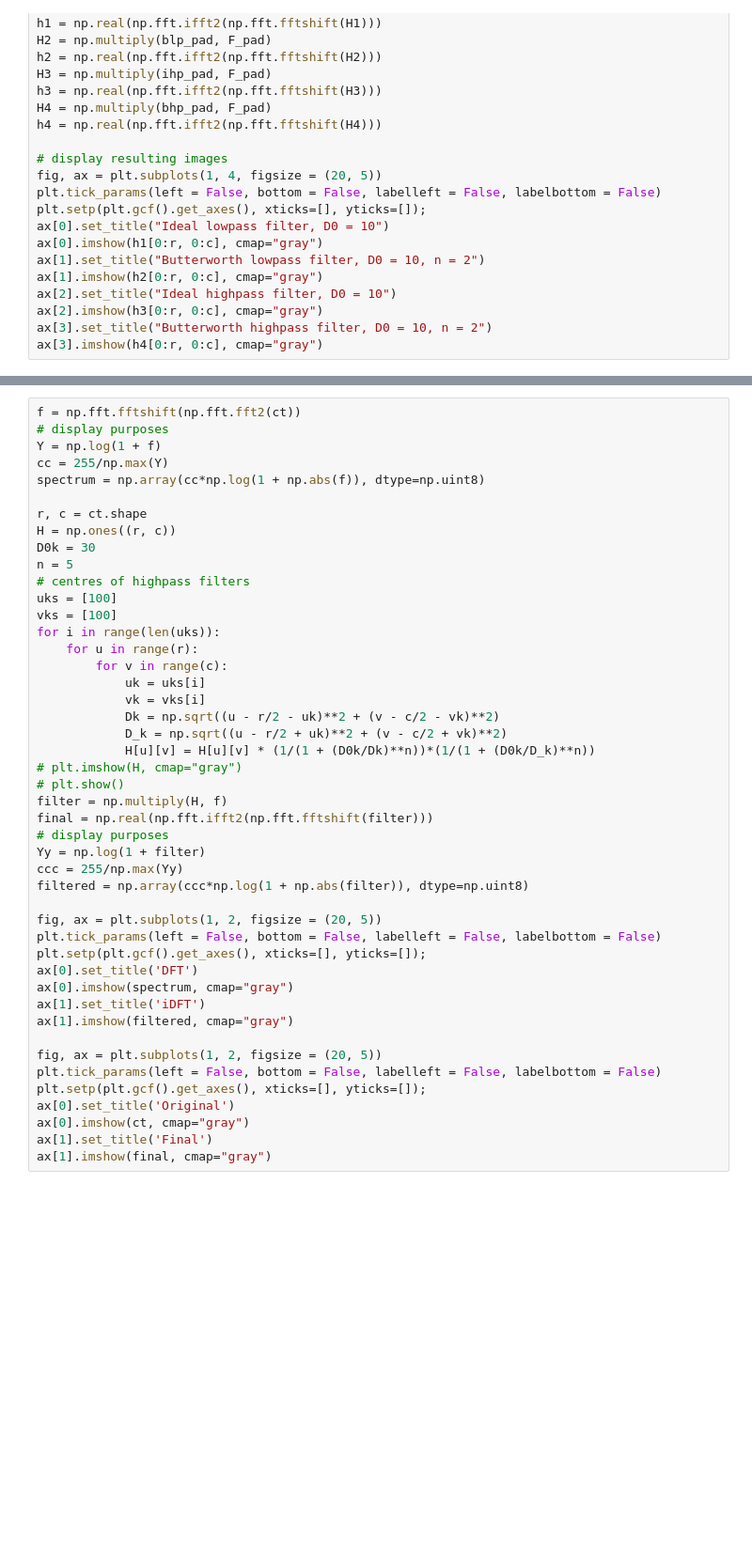
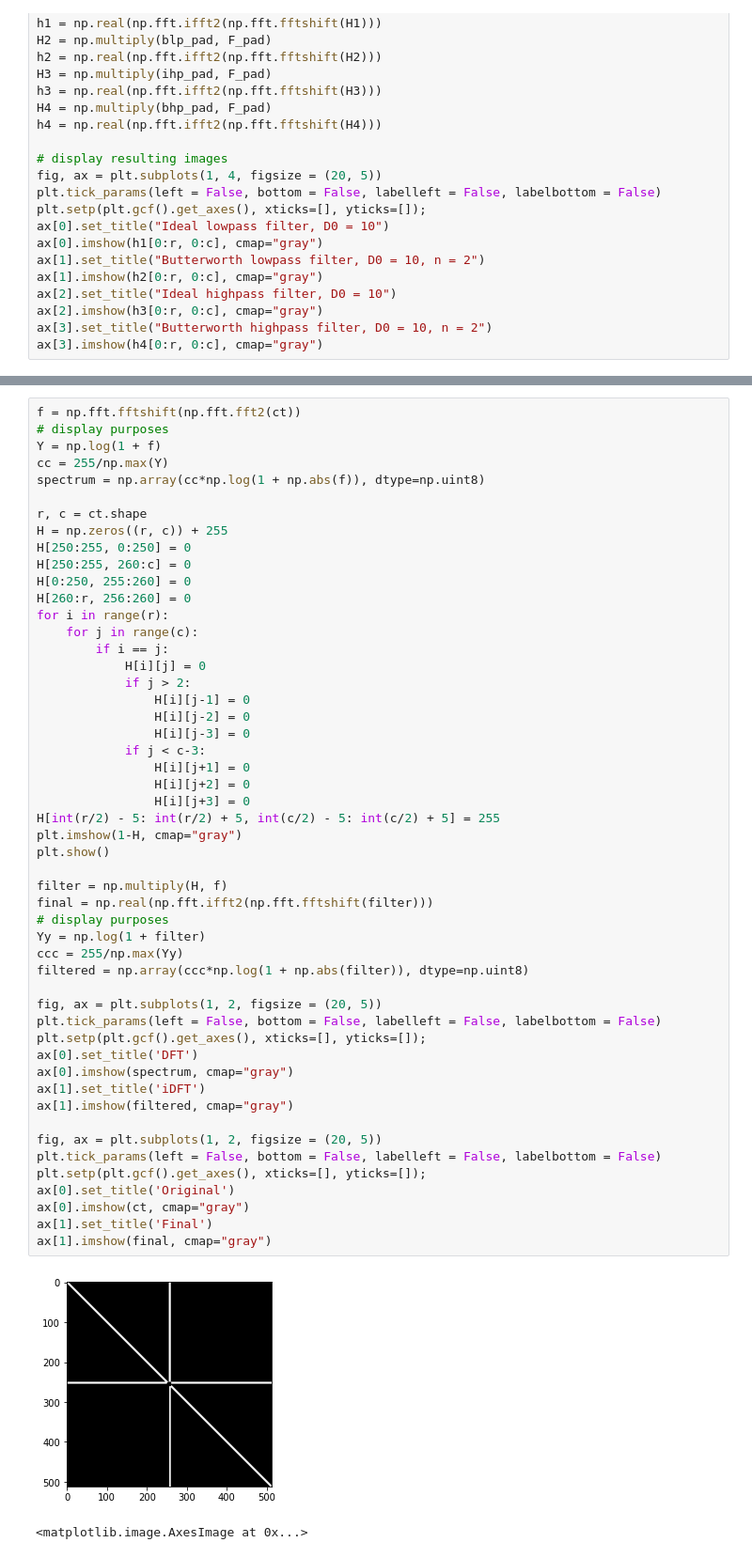
Before and after one commit to Alexandra-Smith/Digital_Image_Processing_module, a Jupyter notebook: Assignment 3/dip_a03.ipynb, the cells around one changed output, grey strips where cells are left out. Shown at 94% size. Saved outputs shown, nothing was run; the diff lists cells and outputs as text; blank space fills up the shorter version.

```diff
--- a/Assignment 3/dip_a03.ipynb
+++ b/Assignment 3/dip_a03.ipynb
@@ -383,46 +388,54 @@ ax[1].imshow(final, cmap="gray")
 # %%
 f = np.fft.fftshift(np.fft.fft2(ct))
 # display purposes
 Y = np.log(1 + f)
 cc = 255/np.max(Y)
 spectrum = np.array(cc*np.log(1 + np.abs(f)), dtype=np.uint8)
 
 r, c = ct.shape
-H = np.ones((r, c))
-D0k = 30
-n = 5
-# centres of highpass filters
-uks = [100]
-vks = [100]
-for i in range(len(uks)):
-    for u in range(r):
-        for v in range(c):
-            uk = uks[i]
-            vk = vks[i]
-            Dk = np.sqrt((u - r/2 - uk)**2 + (v - c/2 - vk)**2)
-            D_k = np.sqrt((u - r/2 + uk)**2 + (v - c/2 + vk)**2)
-            H[u][v] = H[u][v] * (1/(1 + (D0k/Dk)**n))*(1/(1 + (D0k/D_k)**n))
-# plt.imshow(H, cmap="gray")
-# plt.show()
+H = np.zeros((r, c)) + 255
+H[250:255, 0:250] = 0
+H[250:255, 260:c] = 0
+H[0:250, 255:260] = 0
+H[260:r, 256:260] = 0
+for i in range(r):
+    for j in range(c):
+        if i == j:
+            H[i][j] = 0
+            if j > 2:
+                H[i][j-1] = 0
+                H[i][j-2] = 0
+                H[i][j-3] = 0
+            if j < c-3:
+                H[i][j+1] = 0
+                H[i][j+2] = 0
+                H[i][j+3] = 0
+H[int(r/2) - 5: int(r/2) + 5, int(c/2) - 5: int(c/2) + 5] = 255
+plt.imshow(1-H, cmap="gray")
+plt.show()
+
 filter = np.multiply(H, f)
 final = np.real(np.fft.ifft2(np.fft.fftshift(filter)))
 # display purposes
 Yy = np.log(1 + filter)
 ccc = 255/np.max(Yy)
 filtered = np.array(ccc*np.log(1 + np.abs(filter)), dtype=np.uint8)
 
 fig, ax = plt.subplots(1, 2, figsize = (20, 5))
 plt.tick_params(left = False, bottom = False, labelleft = False, labelbottom = False)
 plt.setp(plt.gcf().get_axes(), xticks=[], yticks=[]);
 ax[0].set_title('DFT')
 ax[0].imshow(spectrum, cmap="gray")
 ax[1].set_title('iDFT')
 ax[1].imshow(filtered, cmap="gray")
 
 fig, ax = plt.subplots(1, 2, figsize = (20, 5))
 plt.tick_params(left = False, bottom = False, labelleft = False, labelbottom = False)
 plt.setp(plt.gcf().get_axes(), xticks=[], yticks=[]);
 ax[0].set_title('Original')
 ax[0].imshow(ct, cmap="gray")
 ax[1].set_title('Final')
 ax[1].imshow(final, cmap="gray")
+# %% [output]
+[figure, added]
+<matplotlib.image.AxesImage at 0x...>
```
Also changed, not shown: parts of 4 cells of this notebook.
